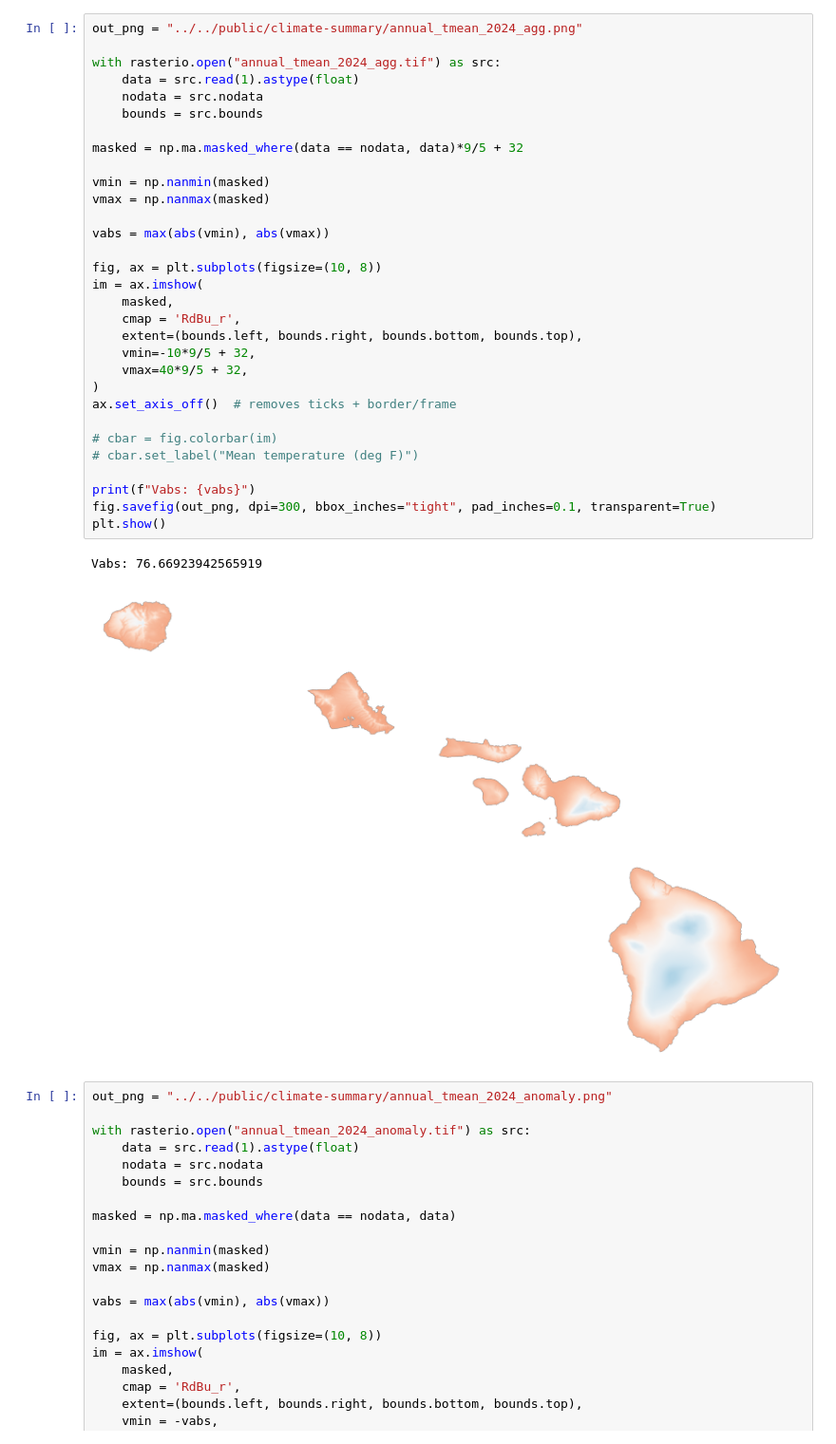
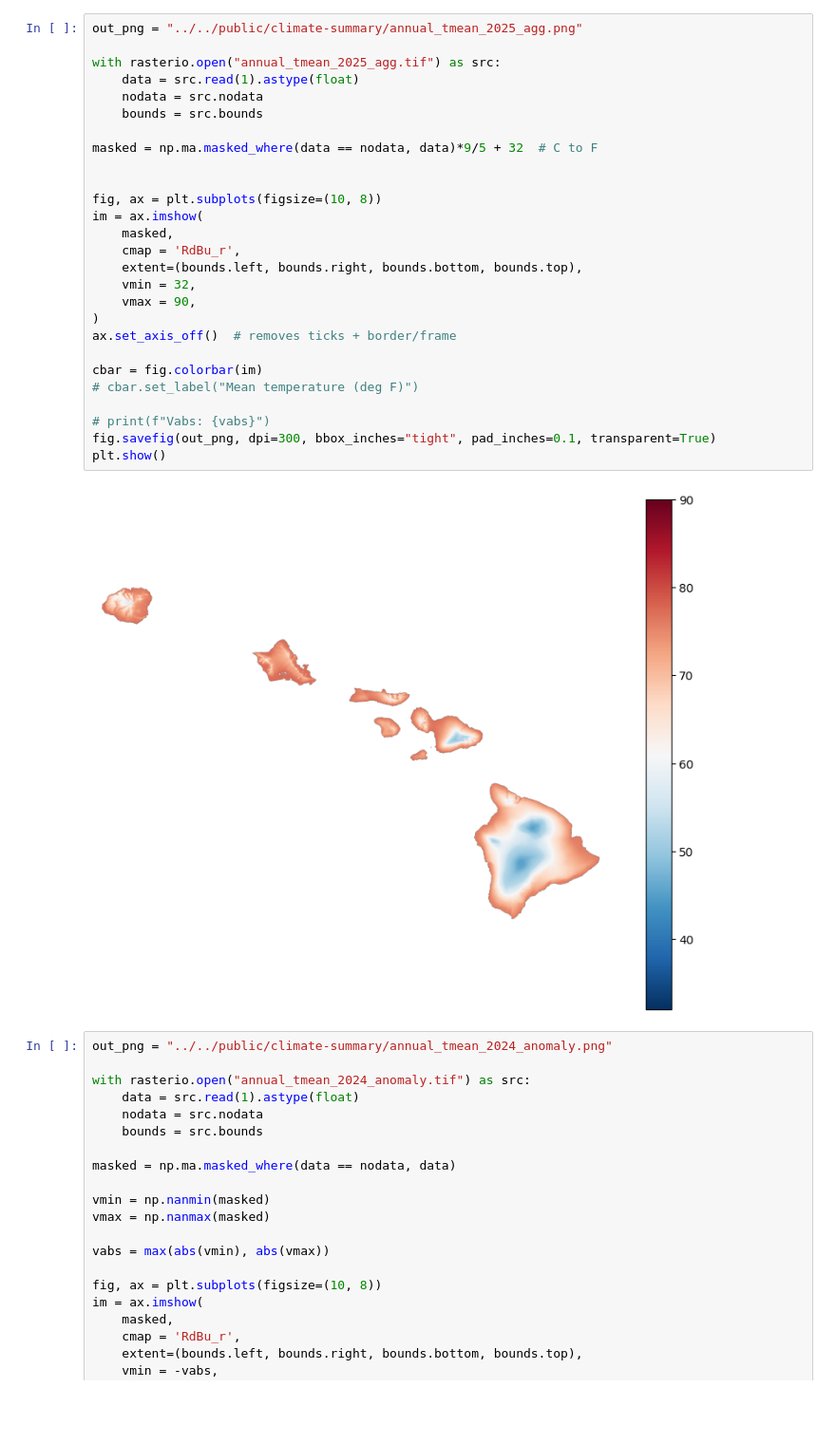
Before and after one commit to cherryleh/climate-summary, a Jupyter notebook: dews-hawaii-app/scripts/2025-summary/chart.ipynb, the cells around one changed output. Shown at 95% size. Cells and saved outputs as stored; diff of their text form; blank space fills up the shorter version.

```diff
--- a/dews-hawaii-app/scripts/2025-summary/chart.ipynb
+++ b/dews-hawaii-app/scripts/2025-summary/chart.ipynb
@@ -90,37 +61,32 @@ Vabs: 120.63991756889764
-# %%
-out_png = "../../public/climate-summary/annual_tmean_2024_agg.png"
-
-with rasterio.open("annual_tmean_2024_agg.tif") as src:
-    data = src.read(1).astype(float)
-    nodata = src.nodata
-    bounds = src.bounds
-
-masked = np.ma.masked_where(data == nodata, data)*9/5 + 32
-
-vmin = np.nanmin(masked)
-vmax = np.nanmax(masked)
-
-vabs = max(abs(vmin), abs(vmax))
-
-fig, ax = plt.subplots(figsize=(10, 8))
-im = ax.imshow(
-    masked,
-    cmap = 'RdBu_r',
-    extent=(bounds.left, bounds.right, bounds.bottom, bounds.top),
-    vmin=-10*9/5 + 32,
-    vmax=40*9/5 + 32,
-)
-ax.set_axis_off()  # removes ticks + border/frame
-
-# cbar = fig.colorbar(im)
-# cbar.set_label("Mean temperature (deg F)")
-
-print(f"Vabs: {vabs}")
-fig.savefig(out_png, dpi=300, bbox_inches="tight", pad_inches=0.1, transparent=True)
-plt.show()
-# %% [output]
-Vabs: 76.66923942565919
-[figure, removed]
+# %%
+out_png = "../../public/climate-summary/annual_tmean_2025_agg.png"
+
+with rasterio.open("annual_tmean_2025_agg.tif") as src:
+    data = src.read(1).astype(float)
+    nodata = src.nodata
+    bounds = src.bounds
+
+masked = np.ma.masked_where(data == nodata, data)*9/5 + 32  # C to F
+
+
+fig, ax = plt.subplots(figsize=(10, 8))
+im = ax.imshow(
+    masked,
+    cmap = 'RdBu_r',
+    extent=(bounds.left, bounds.right, bounds.bottom, bounds.top),
+    vmin = 32,
+    vmax = 90,
+)
+ax.set_axis_off()  # removes ticks + border/frame
+
+cbar = fig.colorbar(im)
+# cbar.set_label("Mean temperature (deg F)")
+
+# print(f"Vabs: {vabs}")
+fig.savefig(out_png, dpi=300, bbox_inches="tight", pad_inches=0.1, transparent=True)
+plt.show()
+# %% [output]
+[figure, added]
 # %%
 out_png = "../../public/climate-summary/annual_tmean_2024_anomaly.png"
 
```
Also changed, not shown: parts of 3 cells of this notebook, 11 other files.
